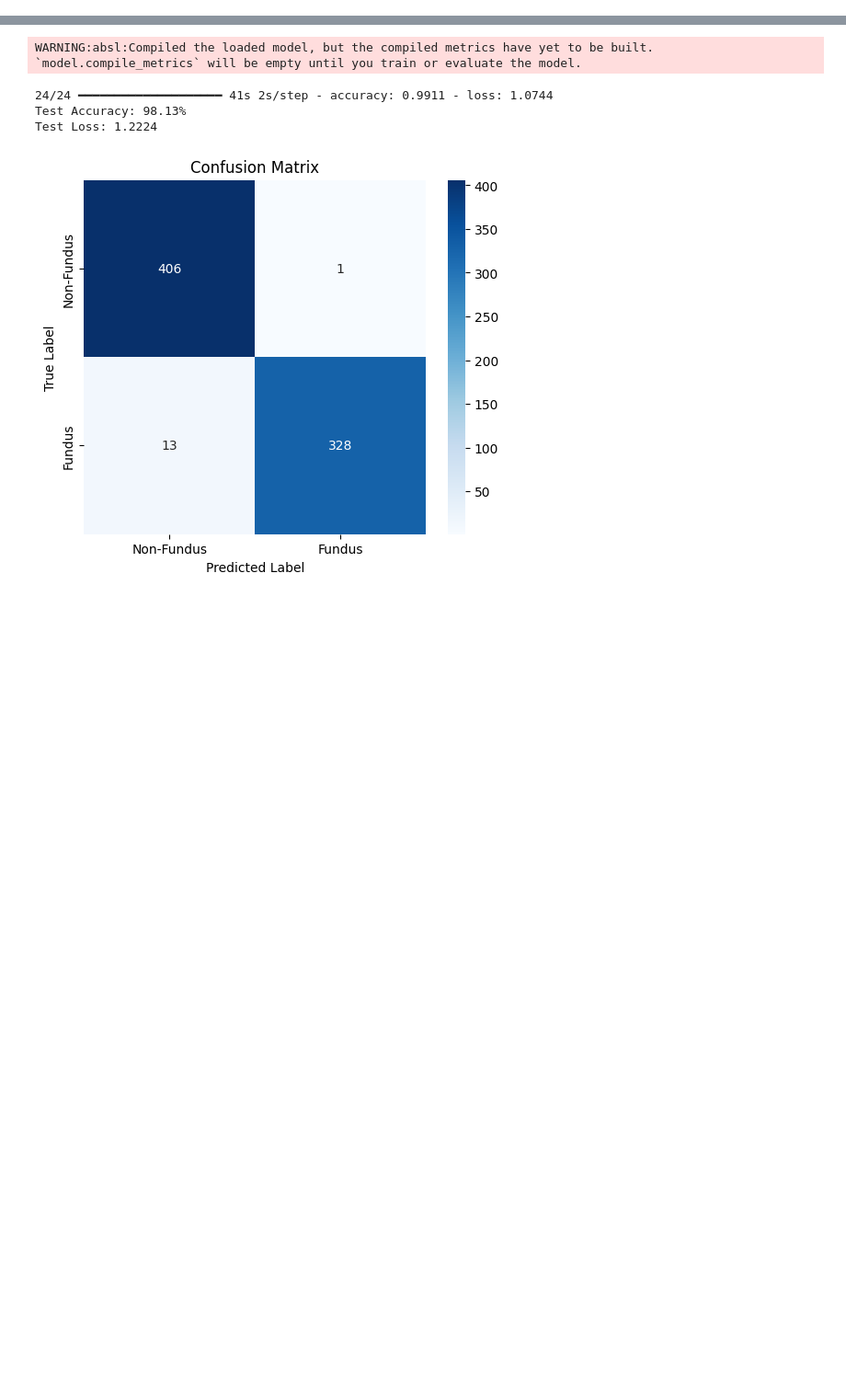
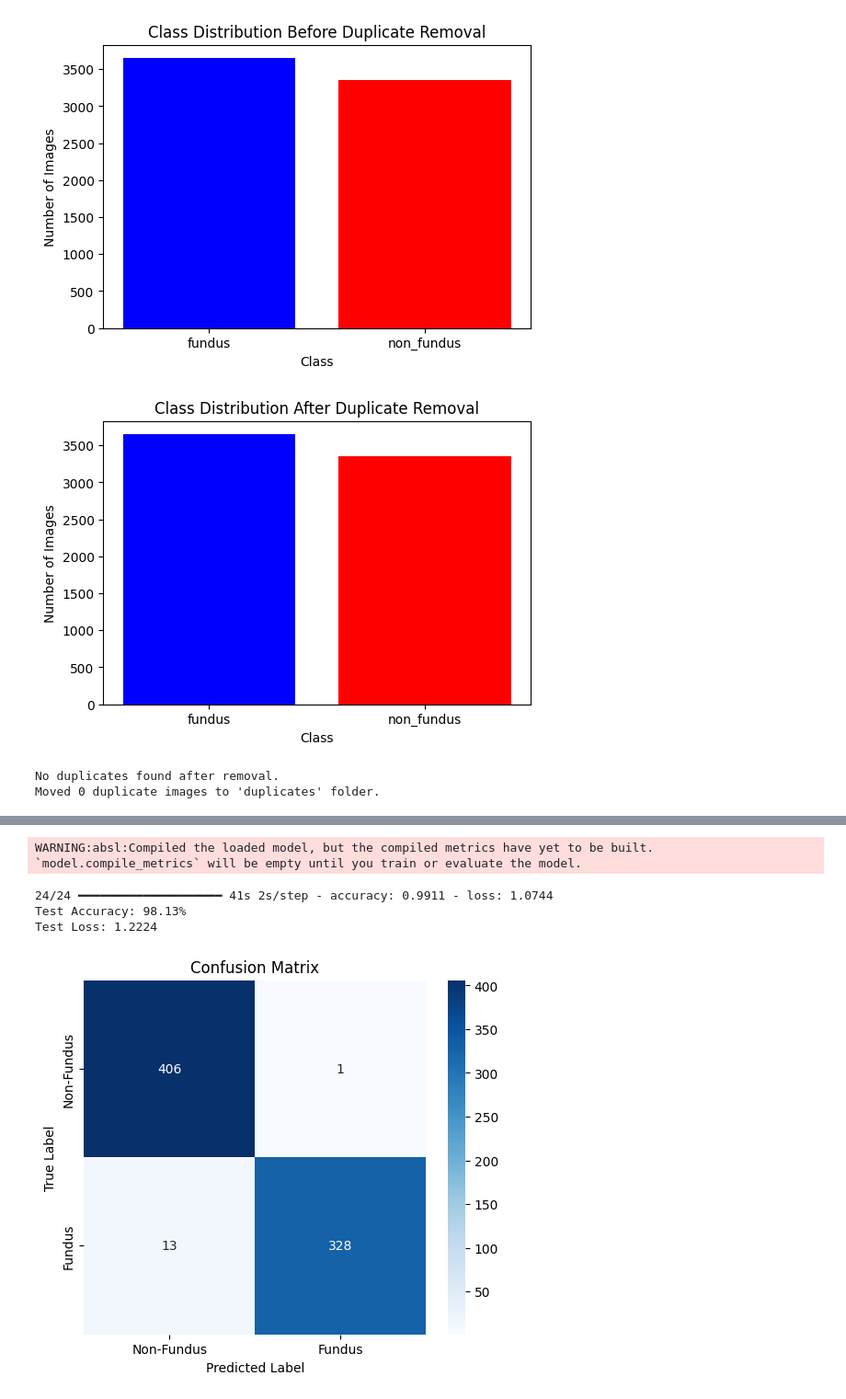
Before and after one commit to Romal27/DSGP-24-Retina94, a Jupyter notebook: Neural_Network.ipynb, the cells around one changed output, grey strips where cells are left out. Shown at 92% size. Cells and saved outputs as stored; diff of their text form; code cells hidden in the pictures; blank space fills up the shorter version.

Commit message:
Updating the duplicate handling

```diff
--- a/Neural_Network.ipynb
+++ b/Neural_Network.ipynb
@@ -230,0 +80,47 @@ Epoch 7/20
+# %%
+
+# Function to visualize class distribution
+def visualize_class_distribution(title):
+    counts = {
+        "fundus": len(os.listdir(fundus_folder)),
+        "non_fundus": len(os.listdir(non_fundus_folder))
+    }
+    plt.figure(figsize=(6, 4))
+    plt.bar(counts.keys(), counts.values(), color=['blue', 'red'])
+    plt.xlabel("Class")
+    plt.ylabel("Number of Images")
+    plt.title(title)
+    plt.show()
+# %%
+
+# Visualize before removal
+visualize_class_distribution("Class Distribution Before Duplicate Removal")
+
+# Detect duplicates
+fundus_duplicates = find_duplicates(fundus_folder)
+non_fundus_duplicates = find_duplicates(non_fundus_folder)
+
+# Move duplicates
+for duplicate in fundus_duplicates + non_fundus_duplicates:
+    shutil.move(duplicate, os.path.join(duplicates_folder, os.path.basename(duplicate)))
+
+# Visualize after removal
+visualize_class_distribution("Class Distribution After Duplicate Removal")
+
+# Check for any remaining duplicates
+remaining_fundus_duplicates = find_duplicates(fundus_folder)
+remaining_non_fundus_duplicates = find_duplicates(non_fundus_folder)
+
+if remaining_fundus_duplicates or remaining_non_fundus_duplicates:
+    print("Warning: Some duplicates may still be present.")
+    print(f"Remaining fundus duplicates: {len(remaining_fundus_duplicates)}")
+    print(f"Remaining non-fundus duplicates: {len(remaining_non_fundus_duplicates)}")
+else:
+    print("No duplicates found after removal.")
+
+print(f"Moved {len(fundus_duplicates) + len(non_fundus_duplicates)} duplicate images to '{duplicates_folder}' folder.")
+# %% [output]
+[figure, added]
+[figure, added]
+No duplicates found after removal.
+Moved 0 duplicate images to 'duplicates' folder.
```
Also changed, not shown: parts of 8 cells of this notebook.
